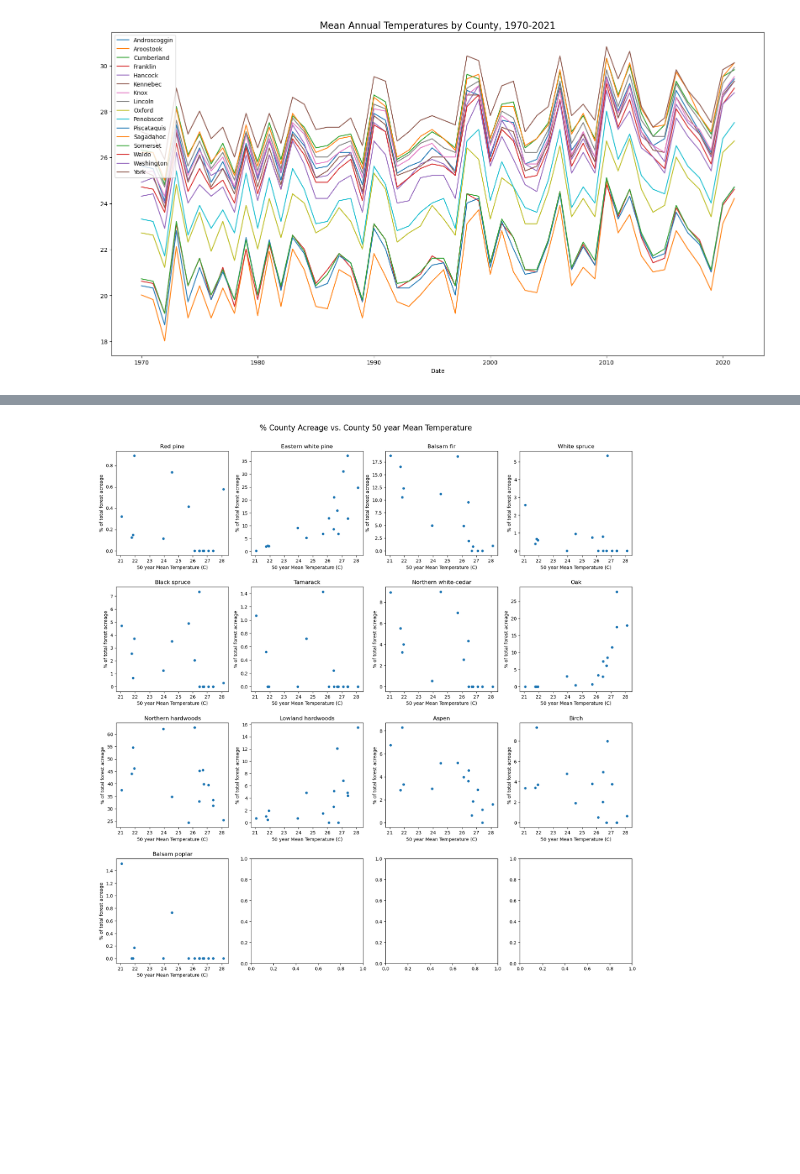
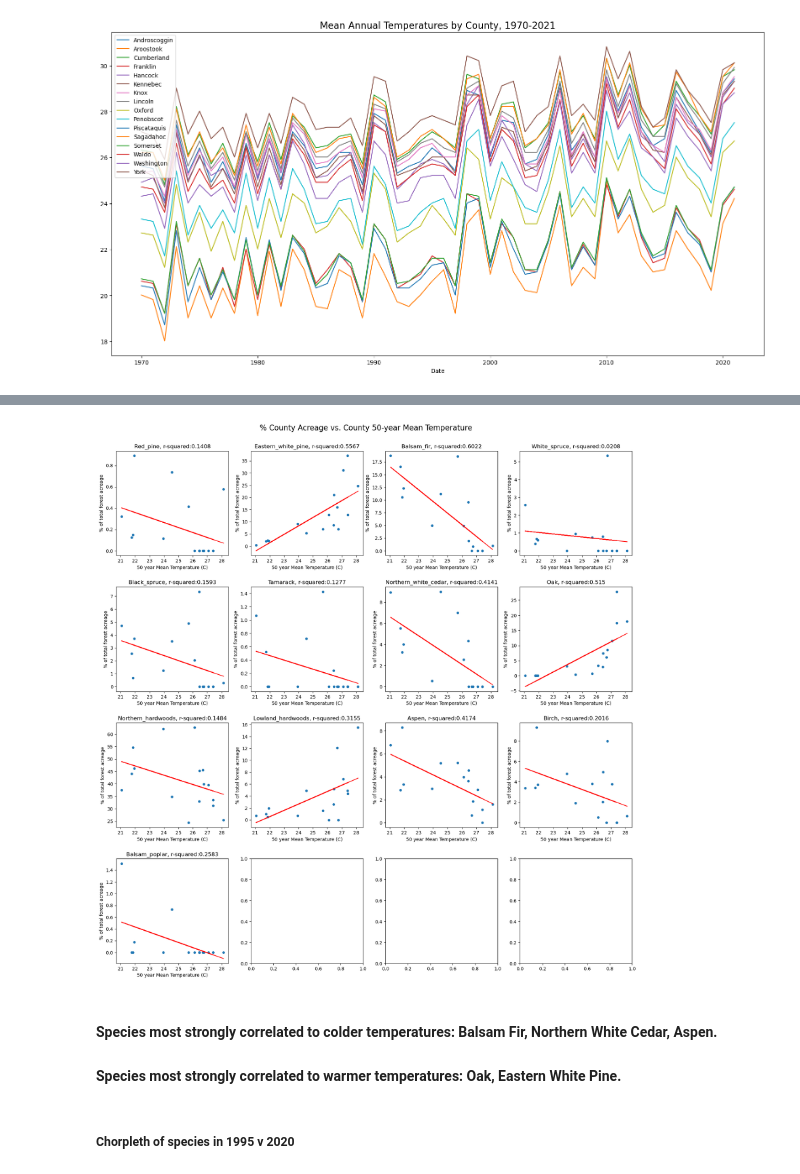
Before and after one commit to rosehanuy/maine-forest, a Jupyter notebook: maine.ipynb, the cells around one changed output, grey strips where cells are left out. Cells and saved outputs as stored; diff of their text form; code cells hidden in the pictures; blank space fills up the shorter version.

Commit message:
regression added to species plots

```diff
--- a/maine.ipynb
+++ b/maine.ipynb
@@ -104,5 +107,8 @@ plt.show()
 # %%
 forest_2021_temps = pd.read_csv(os.path.join(filepath,'2021_forest_cover_w_50yr_mean_temps.csv'))
 # %%
+# rename and reformat columns for regression
+forest_2021_temps.rename(columns={'50_yr_mean_temp':'mean_temp', 'Northern white-cedar': 'Northern_white_cedar'}, inplace=True)
+forest_2021_temps.columns = forest_2021_temps.columns.str.replace(' ', '_')
 forest_2021_temps.head()
 # %% [output]
@@ -115,14 +121,24 @@ forest_2021_temps.head()
 # %%
 fig, axs = plt.subplots(nrows=4,ncols=4,figsize=(20,20))
 fig.suptitle('% County Acreage vs. County 50-year Mean Temperature', fontsize=16, y=.92)
 plt.subplots_adjust(hspace=0.3)
 
-species = forest_2021_temps.columns[3:16]
+species = forest_2021_temps.columns[3:16]         # define list of columns
 
-for species, ax in zip(species,axs.ravel()):
-    forest_2021_temps.plot(x='50_yr_mean_temp',y=species,kind='scatter',ax=ax)
+for species, ax in zip(species,axs.ravel()):                             # loop through species and axes, plot acerage v. temperature on each axis
+    forest_2021_temps.plot(x='mean_temp',y=species,kind='scatter',ax=ax)
     ax.set_ylabel('% of total forest acreage')
     ax.set_xlabel('50 year Mean Temperature (C)')
-    ax.set_title(species)
+
+    y, X = dmatrices(f'{species} ~ mean_temp', data=forest_2021_temps, return_type='dataframe')  # OLS regression between % acerage and mean temp
+    model = sm.OLS(y, X)
+    result = model.fit()
+    ax.plot(X['mean_temp'], result.fittedvalues, 'red')                                         # plot predicted values from regression as red line
+    ax.set_title(f'{species}, r-squared:{np.around(result.rsquared,4)}')                        # set title to species name and r-squared value
 # %% [output]
-[figure, old version]
+[figure, new version]
+# %% [markdown]
+#### Species most strongly correlated to colder temperatures: Balsam Fir, Northern White Cedar, Aspen.
+#### Species most strongly correlated to warmer temperatures: Oak, Eastern White Pine.
+# %% [markdown]
+##### Chorpleth of species in 1995 v 2020
```
Also changed, not shown: parts of 3 cells of this notebook, 1 other file.
